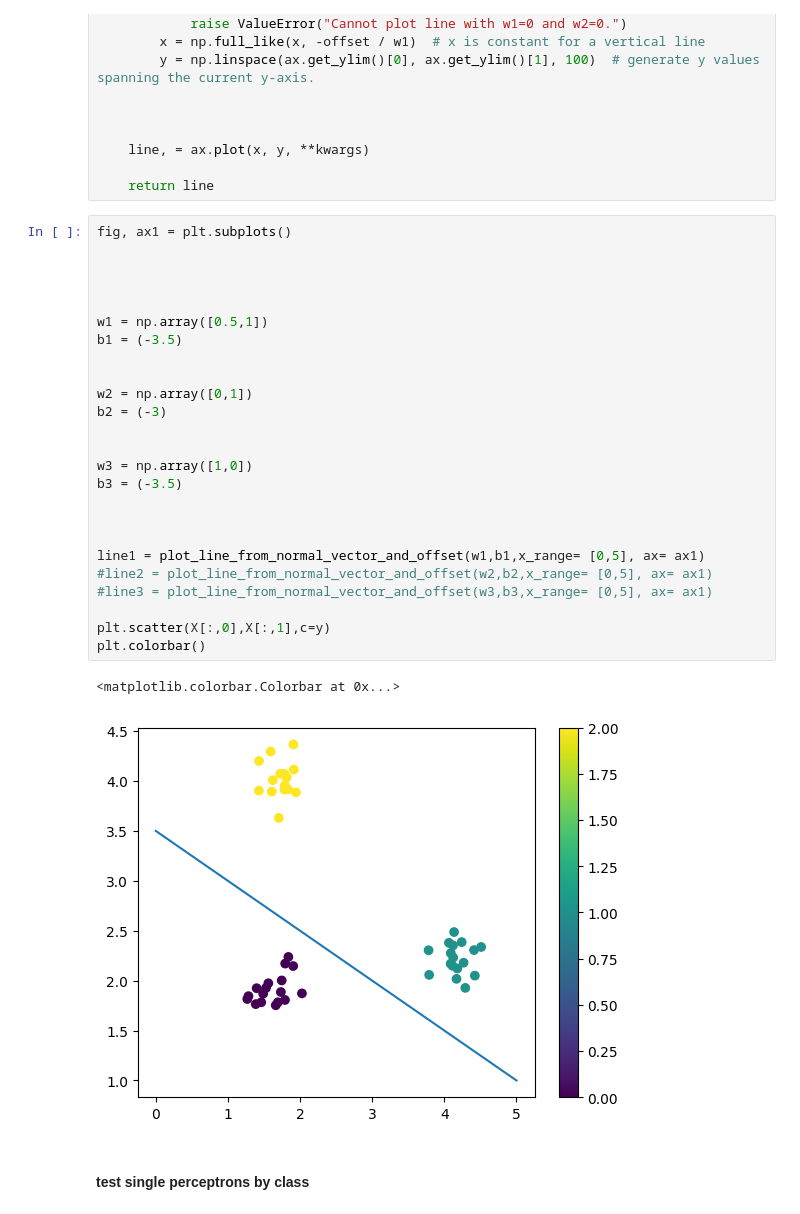
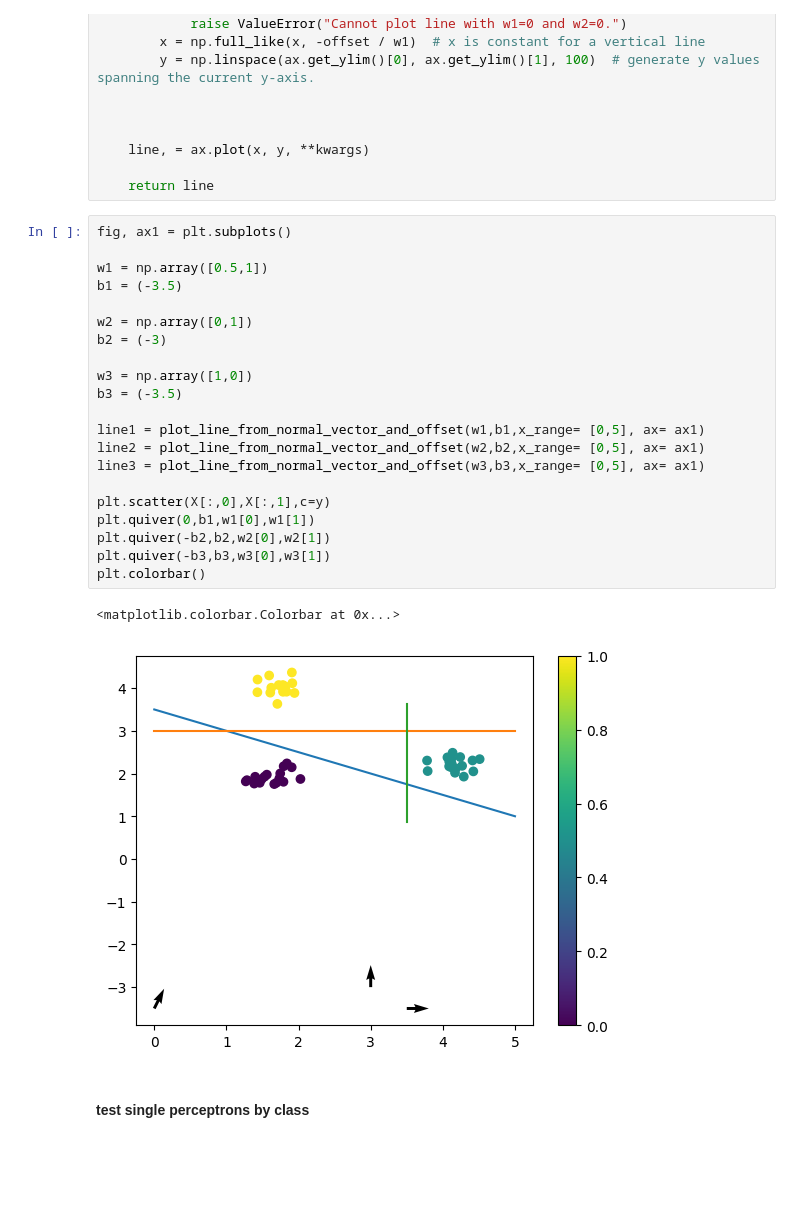
Before and after one commit to MrEwdew/DeepLearning25, a Jupyter notebook: week_2/Aufgabe_2_Multi_Class_Perceptrons.ipynb, the cells around one changed output. Drawn from its saved outputs; the diff is of its cells as text; blank space fills up the shorter version.

```diff
--- a/week_2/Aufgabe_2_Multi_Class_Perceptrons.ipynb
+++ b/week_2/Aufgabe_2_Multi_Class_Perceptrons.ipynb
@@ -160,32 +160,28 @@ def plot_line_from_normal_vector_and_offset(normal_vector, offset, x_range=None,
     return line
 # %%
 fig, ax1 = plt.subplots()
-
-
-
 
 w1 = np.array([0.5,1])
 b1 = (-3.5)
 
-
 w2 = np.array([0,1])
 b2 = (-3)
-
 
 w3 = np.array([1,0])
 b3 = (-3.5)
 
-
-
 line1 = plot_line_from_normal_vector_and_offset(w1,b1,x_range= [0,5], ax= ax1)
-#line2 = plot_line_from_normal_vector_and_offset(w2,b2,x_range= [0,5], ax= ax1)
-#line3 = plot_line_from_normal_vector_and_offset(w3,b3,x_range= [0,5], ax= ax1)
+line2 = plot_line_from_normal_vector_and_offset(w2,b2,x_range= [0,5], ax= ax1)
+line3 = plot_line_from_normal_vector_and_offset(w3,b3,x_range= [0,5], ax= ax1)
 
 plt.scatter(X[:,0],X[:,1],c=y)
+plt.quiver(0,b1,w1[0],w1[1])
+plt.quiver(-b2,b2,w2[0],w2[1])
+plt.quiver(-b3,b3,w3[0],w3[1])
 plt.colorbar()
 # %% [output]
 <matplotlib.colorbar.Colorbar at 0x...>
-[figure, old version]
+[figure, new version]
 # %% [markdown]
 #### test single perceptrons by class
 # %%
```
Also changed, not shown: parts of 2 cells of this notebook.
